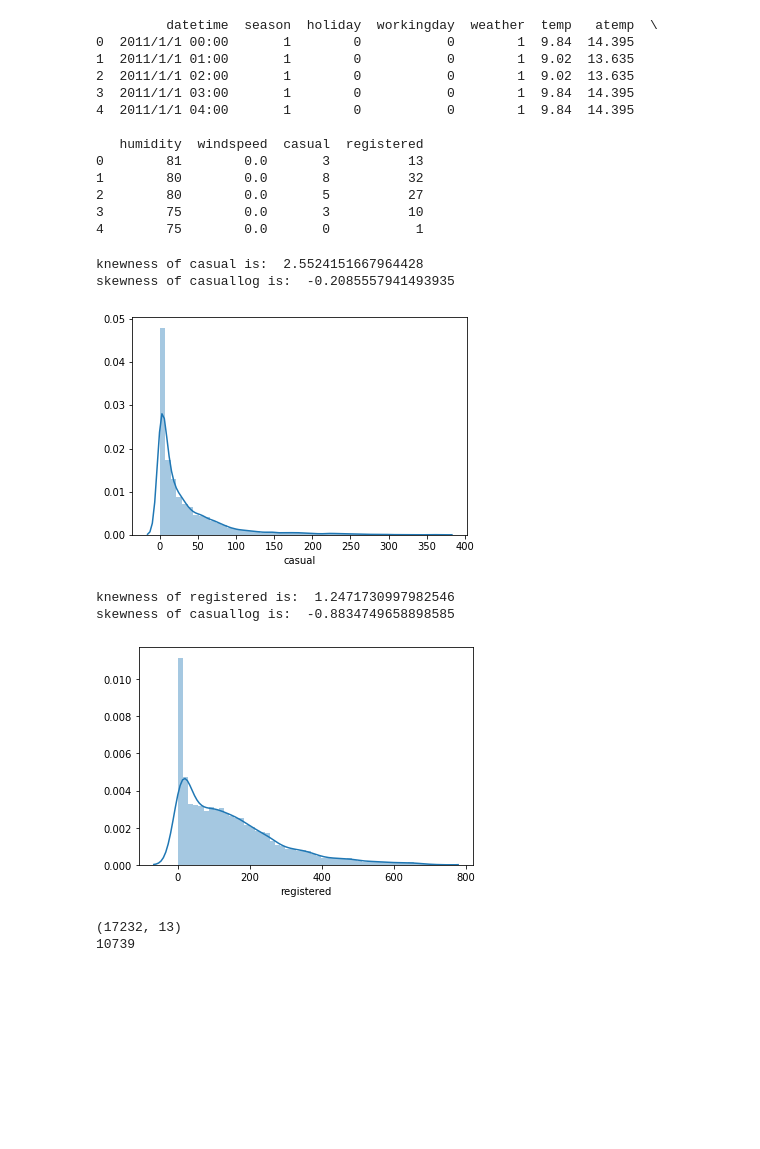
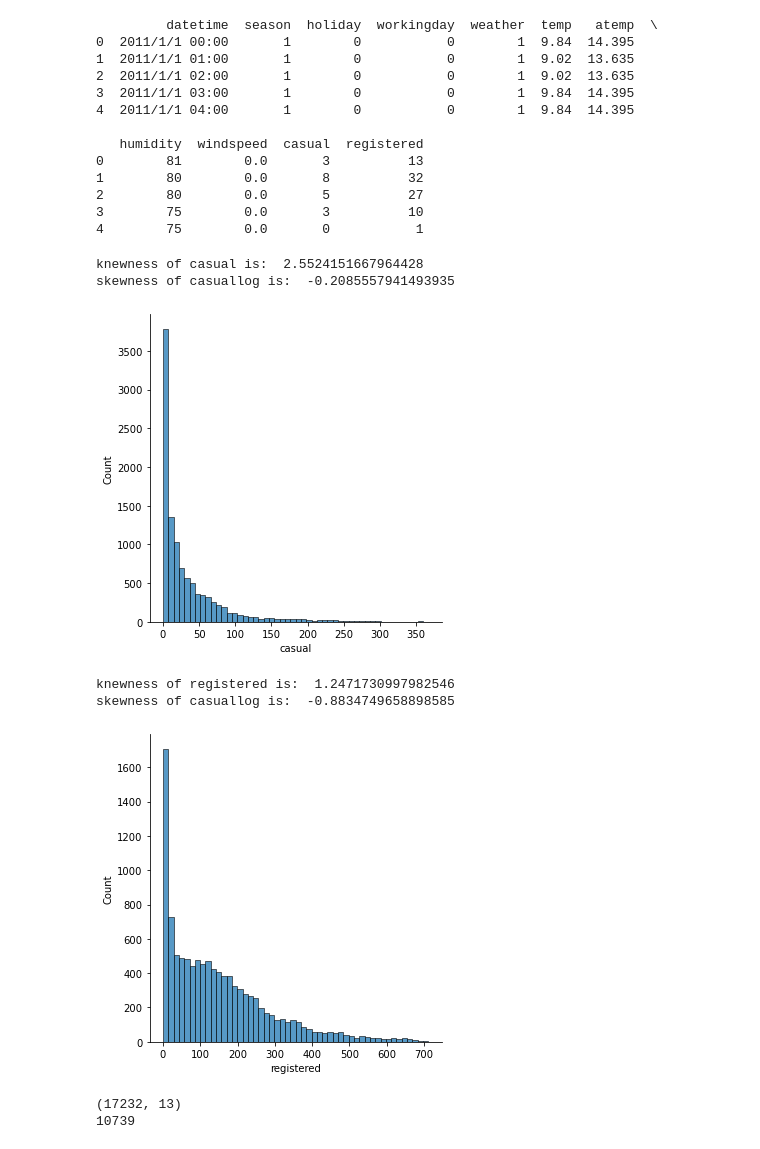
Before and after one commit to weimingma/Bike-Sharing-Demand, a Jupyter notebook: Main_bike sharing demand.ipynb, the cells around one changed output. Cells and saved outputs as stored; diff of their text form; code cells hidden in the pictures; blank space fills up the shorter version.

```diff
--- a/Main_bike sharing demand.ipynb
+++ b/Main_bike sharing demand.ipynb
@@ -351,17 +339,17 @@ print(df_train.head())
 3        75        0.0       3          10
 4        75        0.0       0           1
 # %%
-sns.distplot(df_train['casual'], bins = 50)
+sns.displot(df_train['casual'], bins = 50)
 skewness = df_train['casual'].skew()
 print('knewness of casual is: ', skewness)
 casuallog = np.log1p(df_train['casual'])
 print('skewness of casuallog is: ', casuallog.skew())
 # %% [output]
 knewness of casual is:  2.5524151667964428
 skewness of casuallog is:  -0.2085557941493935
-[figure, old version]
+[figure, new version]
 # %%
-sns.distplot(df_train['registered'], bins = 50)
+sns.displot(df_train['registered'], bins = 50)
 skewness = df_train['registered'].skew()
 print('knewness of registered is: ', skewness)
 registeredlog = np.log1p(df_train['registered'])
@@ -369,7 +357,7 @@ print('skewness of casuallog is: ', registeredlog.skew())
 # %% [output]
 knewness of registered is:  1.2471730997982546
 skewness of casuallog is:  -0.8834749658898585
-[figure, old version]
+[figure, new version]
 # %%
 print(df.shape)
 print(train_m)
```
Also changed, not shown: parts of 19 cells of this notebook.
